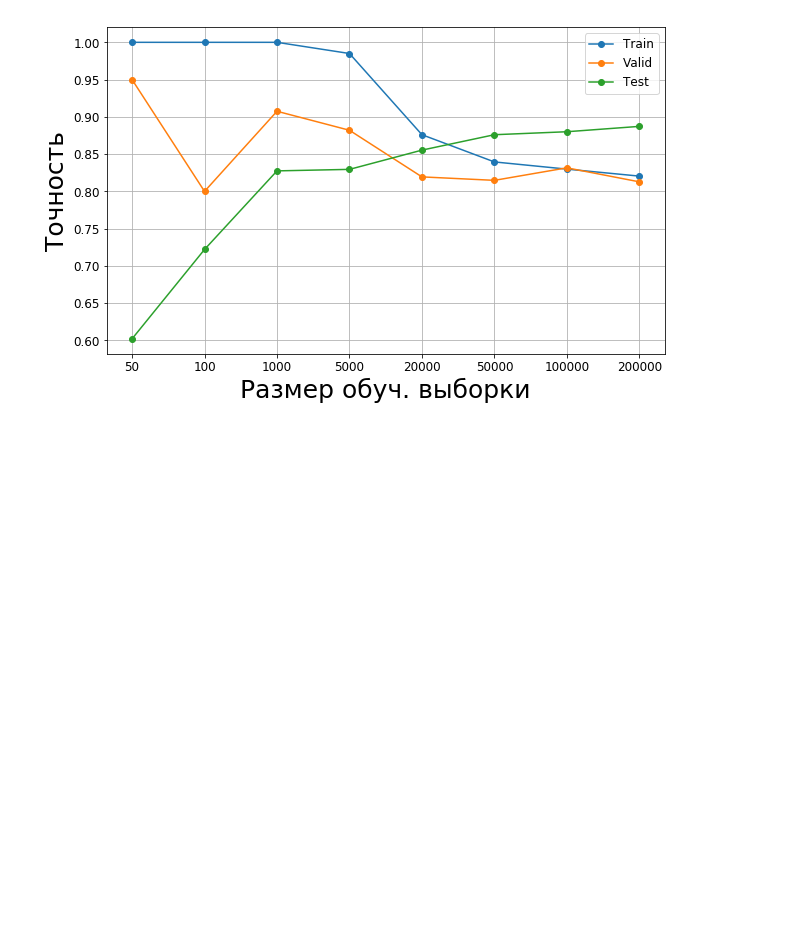
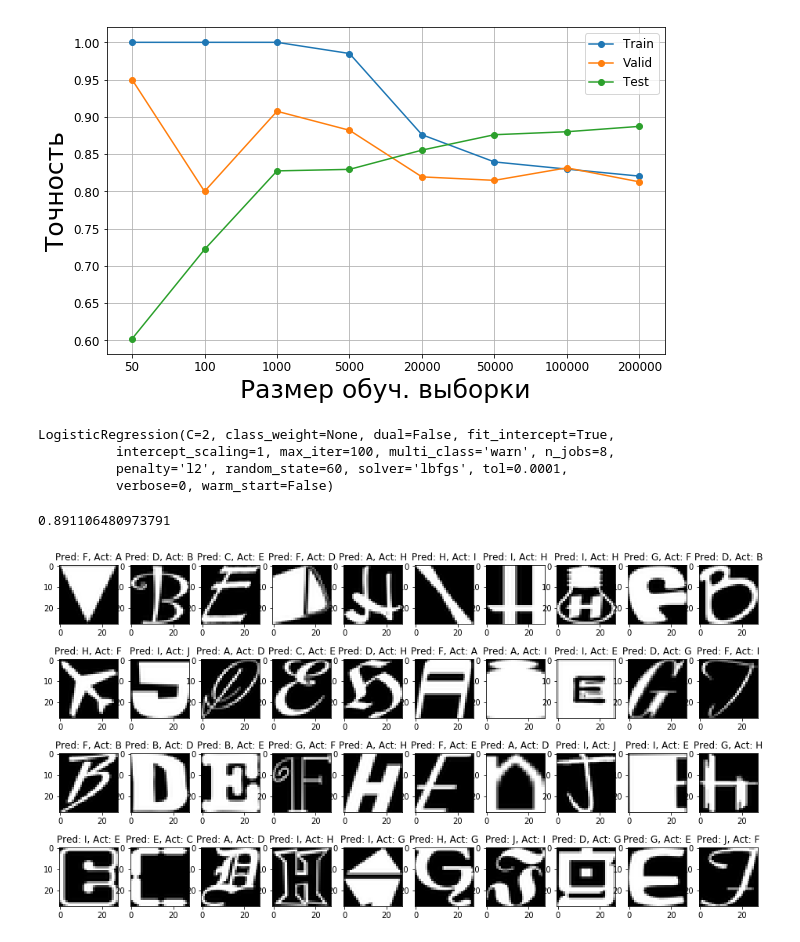
Before and after one commit to lightsuner/bsuir_ml_2, a Jupyter notebook: lab_1/src/book_lab_1_process_data.ipynb, the cells around one changed output. Cells and saved outputs as stored; diff of their text form; code cells hidden in the pictures; blank space fills up the shorter version.

```diff
--- a/lab_1/src/book_lab_1_process_data.ipynb
+++ b/lab_1/src/book_lab_1_process_data.ipynb
@@ -451,3 +454,54 @@ plt.legend()
 plt.show()
 # %% [output]
 [figure]
+# %%
+model = LogisticRegression(solver='lbfgs', n_jobs=8, C=2,random_state=60)
+model.fit(experiments_data['200000']['X_train'], experiments_data['200000']['y_train'])
+# %% [output]
+LogisticRegression(C=2, class_weight=None, dual=False, fit_intercept=True,
+          intercept_scaling=1, max_iter=100, multi_class='warn', n_jobs=8,
+          penalty='l2', random_state=60, solver='lbfgs', tol=0.0001,
+          verbose=0, warm_start=False)
+# %%
+model.score(X_test, y_test)
+# %% [output]
+0.891106480973791
+# %%
+predicted = model.predict(X_test)
+# %%
+m = np.equal(predicted, y_test)
+# %%
+idx = np.argwhere(m == False).flatten()
+# %%
+def show_images(count):
+    indices = idx[np.random.choice(len(idx), count, replace=False)]
+
+    m = len(X_test)
+    n = X_test.shape[1]
+
+    if count > m: count = m
+
+    cols = 10
+    if count < 10:
+        cols = count
+
+    rows = math.ceil(count / cols)
+
+    fig, axs = plt.subplots(nrows=rows, ncols=cols, figsize=(16, rows * 2))
+    axs = axs.flatten()
+    #fig.tight_layout(h_pad=5, w_pad=5)
+    plt.subplots_adjust(hspace=0.6)
+
+    for i in range(len(axs)):
+        badIndex = indices[i]
+        ax = axs[i]
+        #ax.axis('off')
+        if (i >= count): continue
+        ax.imshow(np.reshape(X_test[badIndex], (28,28)), cmap=plt.cm.gray)
+        ax.title.set_text('Pred: {}, Act: {}'.format(chars[predicted[badIndex]], chars[y_test[badIndex]]))
+
+    plt.show()
+
+show_images(40)
+# %% [output]
+[figure, added]
```
Also changed, not shown: parts of 2 cells of this notebook, 2 other files.
